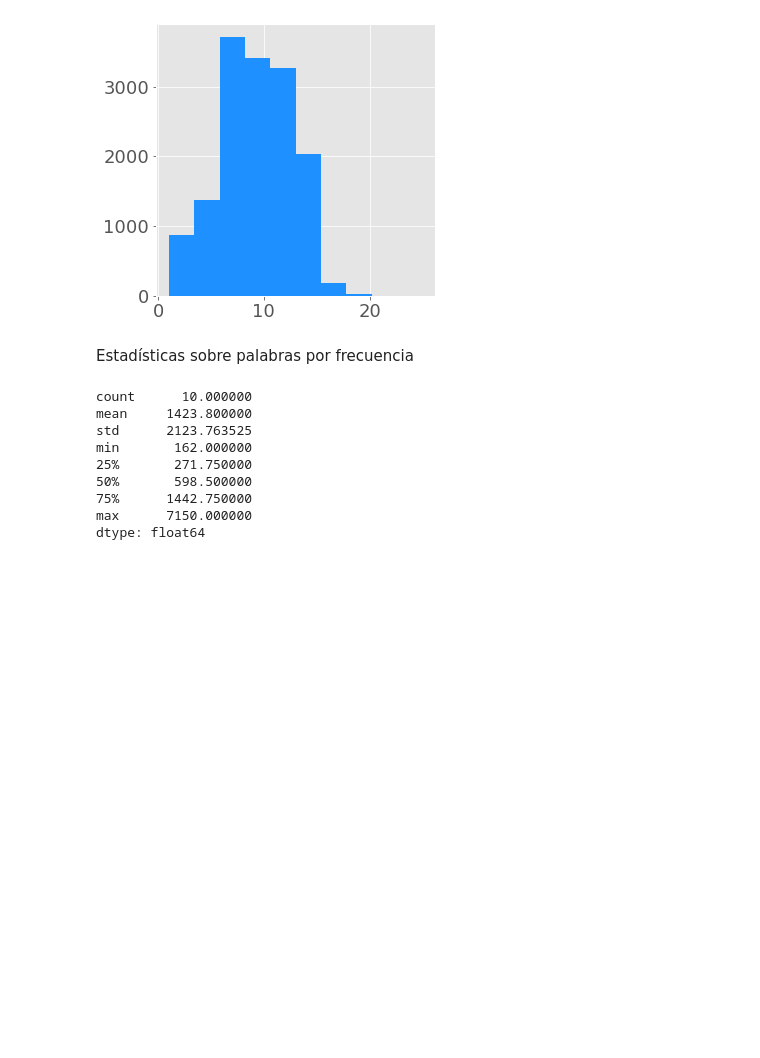
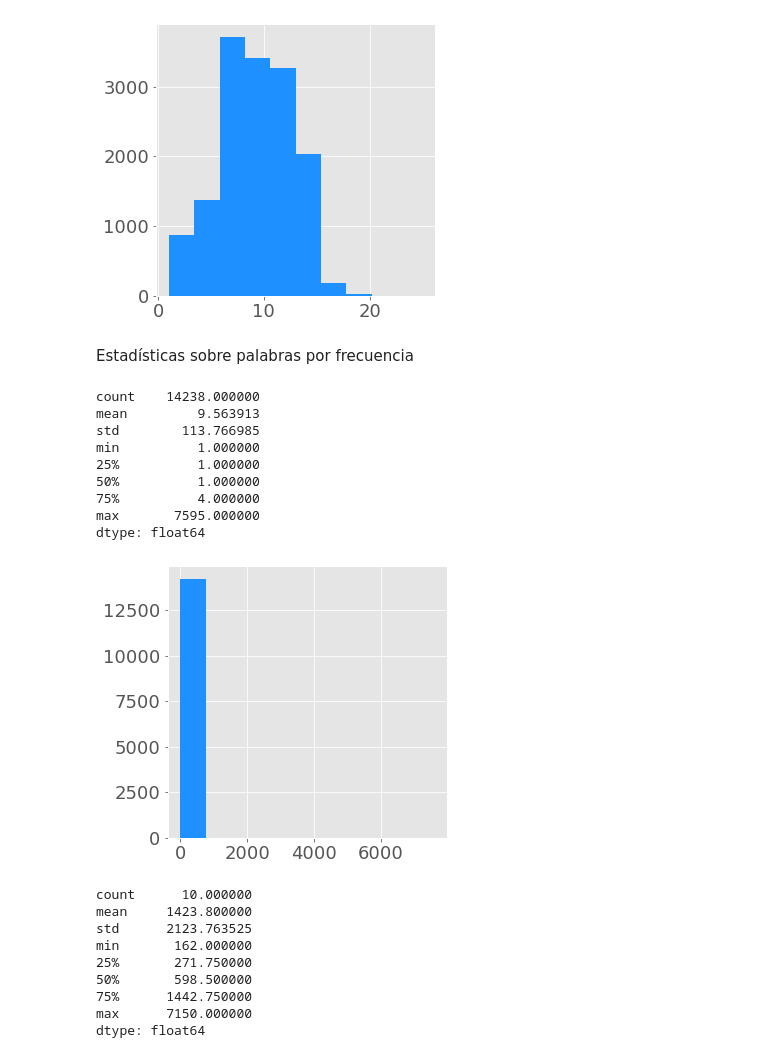
Before and after one commit to midusi/LSA-T, a Jupyter notebook: visualization/samples_analysis.ipynb, the cells around one changed output. Cells and saved outputs as stored; diff of their text form; code cells hidden in the pictures; blank space fills up the shorter version.

Commit message:
Path change

```diff
--- a/visualization/samples_analysis.ipynb
+++ b/visualization/samples_analysis.ipynb
@@ -122,4 +96,24 @@ dtype: float64
 [figure]
 # %% [markdown]
 Estadísticas sobre palabras por frecuencia
+# %%
+total_words = [word for label in words.values() for word in label]
+word_count = Counter(total_words)
+
+words_hist_s = pd.Series([f for _, f in word_count.items()])
+display(words_hist_s.describe())
+words_hist_fig = words_hist_s.hist(figsize=(5, 5), color=color)
+words_hist_fig.set_ylabel("")
+save_fig(words_hist_fig, "hist_word_freq.png", figs_path)
+# %% [output]
+count    14238.000000
+mean         9.563913
+std        113.766985
+min          1.000000
+25%          1.000000
+50%          1.000000
+75%          4.000000
+max       7595.000000
+dtype: float64
+[figure, added]
 # %%
```
Also changed, not shown: parts of 11 cells of this notebook, 3 other files.
